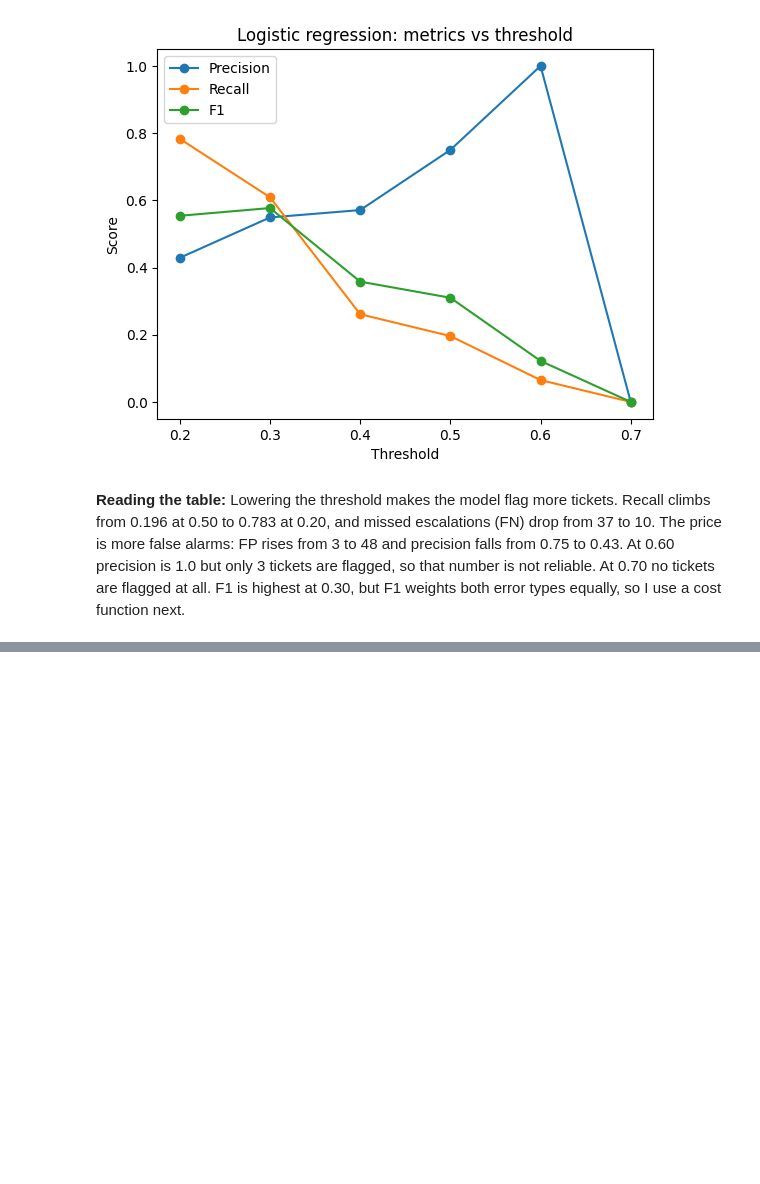
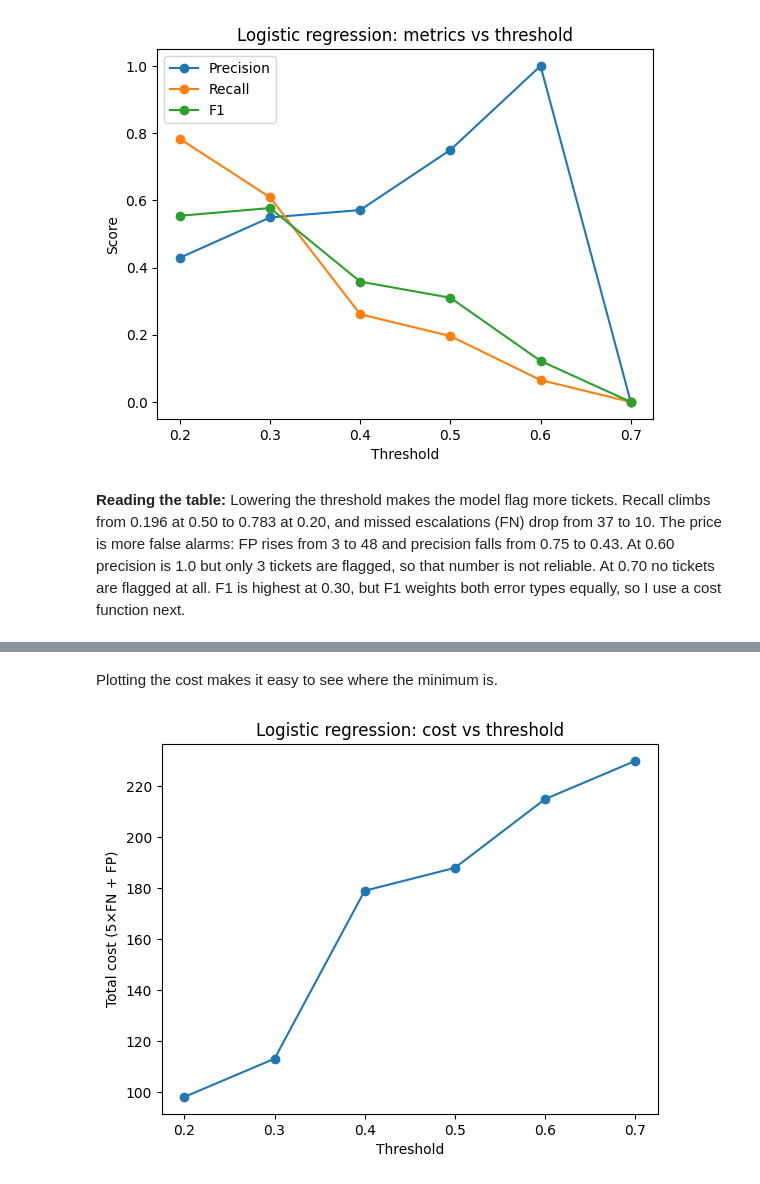
Before and after one commit to Ruhama-Beshada/lab3-ticket-escalation, a Jupyter notebook: lab3_ticket_escalation.ipynb, the cells around one changed output, grey strips where cells are left out. Cells and saved outputs as stored; diff of their text form; code cells hidden in the pictures; blank space fills up the shorter version.

Commit message:
Task 9: cost function 5*FN+FP across thresholds and expected-cost derivation

```diff
--- a/lab3_ticket_escalation.ipynb
+++ b/lab3_ticket_escalation.ipynb
@@ -389,0 +394,9 @@ plt.show()
+# %%
+cost_fn, cost_fp = 5, 1
+
+threshold_table["Cost"] = cost_fn * threshold_table["FN"] + cost_fp * threshold_table["FP"]
+display(threshold_table[["FP", "FN", "Cost"]])
+
+best_t = threshold_table["Cost"].idxmin()
+print("Threshold with the lowest cost:", best_t)
+print("Lowest cost:", threshold_table["Cost"].min())
@@ -389,0 +414,10 @@ plt.show()
+# %% [markdown]
+Plotting the cost makes it easy to see where the minimum is.
+# %%
+plt.plot(threshold_table.index, threshold_table["Cost"], marker="o")
+plt.xlabel("Threshold")
+plt.ylabel("Total cost (5×FN + FP)")
+plt.title("Logistic regression: cost vs threshold")
+plt.show()
+# %% [output]
+[figure, added]
```
Also changed, not shown: parts of 3 cells of this notebook.
